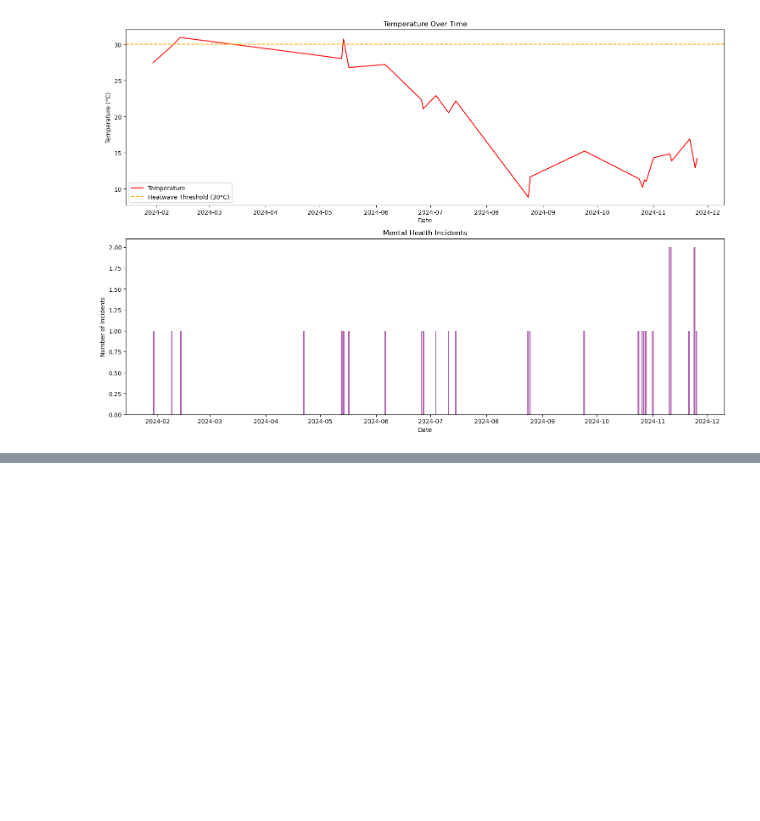
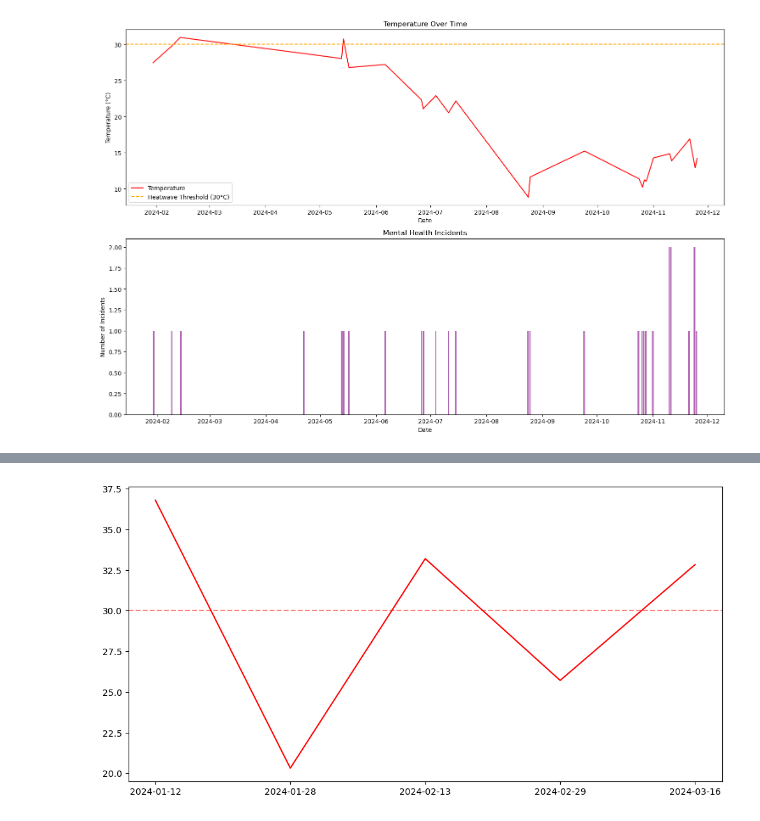
Before and after one commit to Logic06183/Joburg, a Jupyter notebook: Mental_Health.ipynb, the cells around one changed output, grey strips where cells are left out. Saved outputs shown, nothing was run; the diff lists cells and outputs as text; code cells hidden in the pictures; blank space fills up the shorter version.

Commit message:
Rahima_visuals

```diff
--- a/Mental_Health.ipynb
+++ b/Mental_Health.ipynb
@@ -1724,0 +1934,88 @@ Analysis Results:
+# %%
+import pandas as pd
+import matplotlib.pyplot as plt
+import seaborn as sns
+from datetime import datetime
+
+# Function to load and process mental health data
+def load_mental_health_data(file_path):
+    try:
+        df = pd.read_excel(file_path)
+        # Convert date column to datetime
+        df['date'] = pd.to_datetime(df['date'])
+        return df
+    except Exception as e:
+        print(f"Error loading mental health data: {str(e)}")
+        return pd.DataFrame()
+
+# Function to analyze temperature and mental health relationships
+def analyze_temp_health_relationship(temp_df, health_df):
+    # Convert temperature data date to datetime
+    temp_df['date'] = pd.to_datetime(temp_df['date'])
+
+    # Merge the datasets on date
+    merged_df = pd.merge_asof(
+        health_df.sort_values('date'),
+        temp_df.sort_values('date'),
+        on='date',
+        direction='nearest'
+    )
+
+    return merged_df
+
+def plot_temperature_trends(temp_df, health_df=None):
+    plt.figure(figsize=(12, 6))
+
+    # Plot temperature
+    plt.plot(temp_df['date'], temp_df['lst'], 'r-', label='Land Surface Temperature')
+
+    # Add a horizontal line at 30°C
+    plt.axhline(y=30, color='r', linestyle='--', alpha=0.5, label='30°C Threshold')
+
+    # If health data is provided, add markers for mental health incidents
+    if health_df is not None:
+        # Get unique dates with mental health incidents
+        incident_dates = health_df['date'].unique()
+        # Add markers at the bottom of the plot for these dates
+        plt.scatter(incident_dates, [temp_df['lst'].min()] * len(incident_dates),
+                   marker='^', color='blue', label='Mental Health Incidents')
+
+    plt.title('Temperature Trends and Mental Health Incidents')
+    plt.xlabel('Date')
+    plt.ylabel('Temperature (°C)')
+    plt.xticks(rotation=45)
+    plt.legend()
+    plt.grid(True, alpha=0.3)
+    plt.tight_layout()
+
+    return plt
+
+if __name__ == "__main__":
+    # Load the LST data we retrieved
+    temp_data = pd.DataFrame({
+        'date': ['2024-01-12', '2024-01-28', '2024-02-13', '2024-02-29', '2024-03-16'],
+        'lst': [36.790227, 20.320712, 33.198184, 25.712935, 32.835992]
+    })
+
+    # Try to load mental health data
+    try:
+        health_data = pd.read_excel('10122024 mental health issues in obstetrics final final.xlsx')
+        print("Successfully loaded mental health data")
+    except Exception as e:
+        print(f"Error loading mental health data: {str(e)}")
+        health_data = None
+
+    # Create visualization
+    plt = plot_temperature_trends(temp_data, health_data)
+    plt.show()
+
+    # Print summary statistics
+    print("\nTemperature Summary Statistics:")
+    print(temp_data['lst'].describe())
+
+    if health_data is not None:
+        # Analyze temporal patterns
+        merged_data = analyze_temp_health_relationship(temp_data, health_data)
+        print("\nCorrelation Analysis:")
+        print(merged_data[['lst', 'diagnosis']].groupby('diagnosis')['lst'].mean().sort_values(ascending=False))
+# %% [output]
@@ -1724,0 +2029 @@ Analysis Results:
+[figure, added]
```
Also changed, not shown: parts of 10 cells of this notebook.
